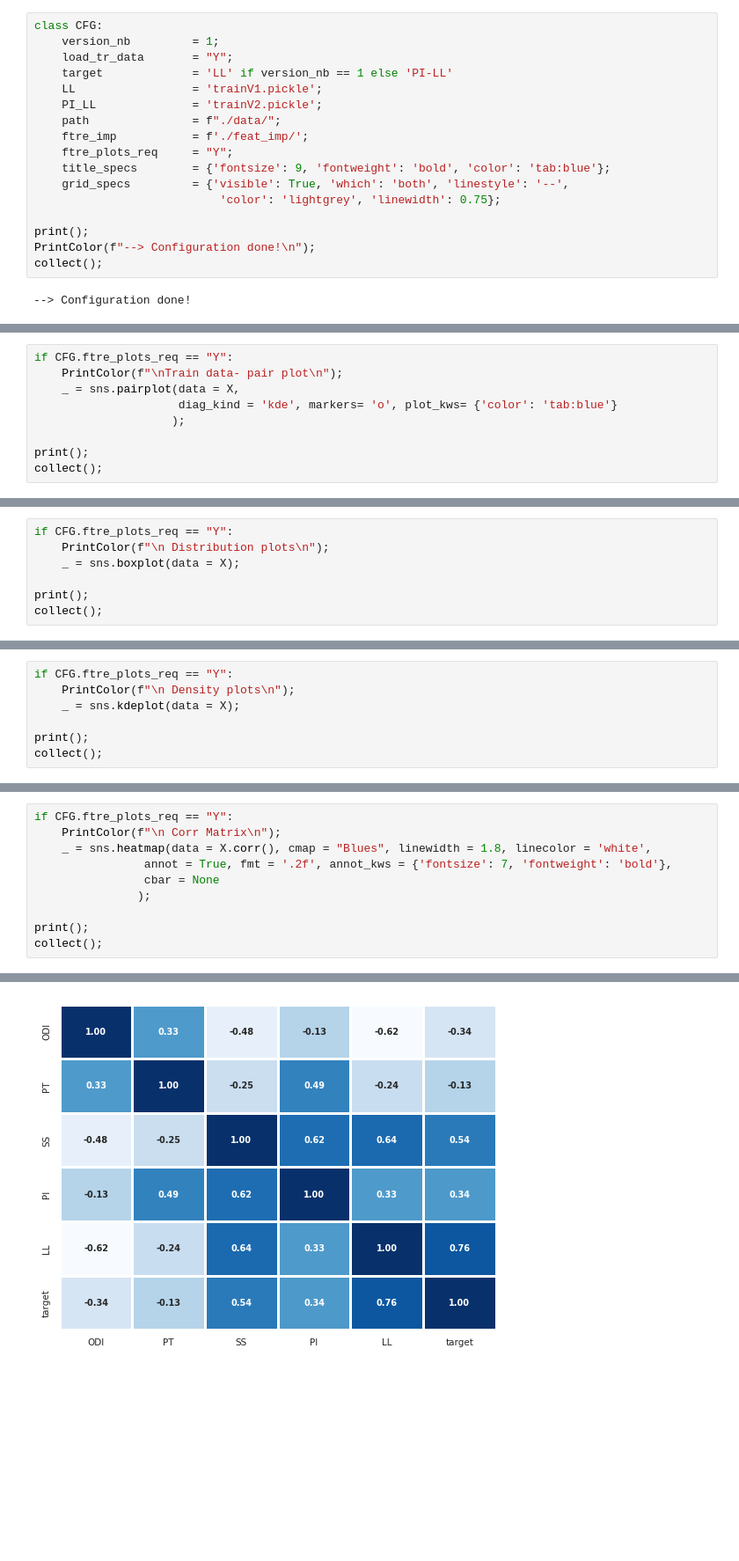
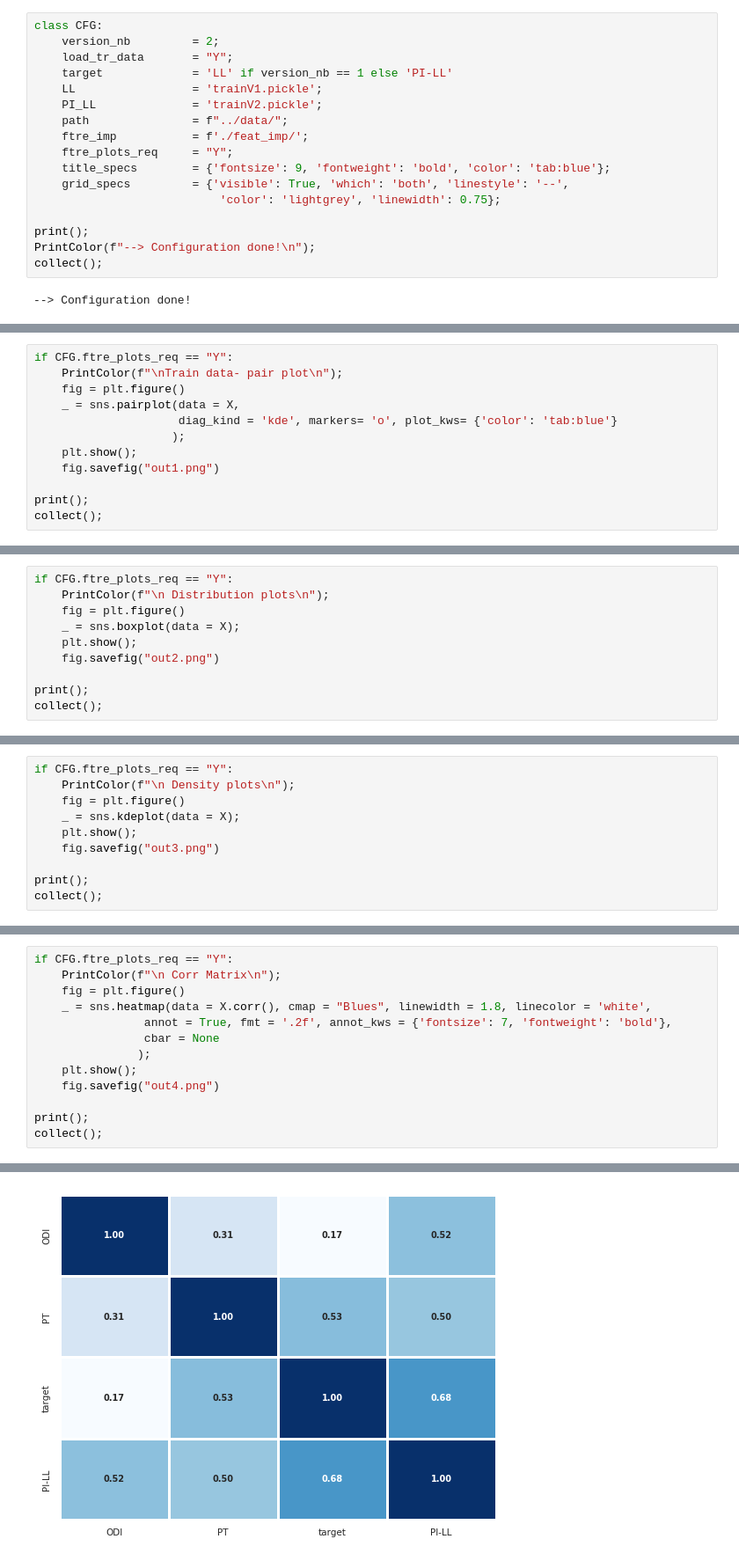
Before and after one commit to deadhorcrux/sbalance, a Jupyter notebook: notebooks/EDA.ipynb, the cells around one changed output, grey strips where cells are left out. Shown: that part at 88% size. Drawn from its saved outputs; the diff is of its cells as text; blank space fills up the shorter version.

```diff
--- a/notebooks/EDA.ipynb
+++ b/notebooks/EDA.ipynb
@@ -57,11 +57,11 @@ Wall time: 14.5 µs
 # %%
 class CFG:
-    version_nb         = 1;
+    version_nb         = 2;
     load_tr_data       = "Y";
     target             = 'LL' if version_nb == 1 else 'PI-LL'
     LL                 = 'trainV1.pickle';
     PI_LL              = 'trainV2.pickle';
-    path               = f"./data/";
+    path               = f"../data/";
     ftre_imp           = f'./feat_imp/';
     ftre_plots_req     = "Y";
     title_specs        = {'fontsize': 9, 'fontweight': 'bold', 'color': 'tab:blue'};
@@ -124,9 +120,12 @@ Train description
 # %%
 if CFG.ftre_plots_req == "Y":
     PrintColor(f"\nTrain data- pair plot\n");
+    fig = plt.figure()
     _ = sns.pairplot(data = X,
                      diag_kind = 'kde', markers= 'o', plot_kws= {'color': 'tab:blue'}
                     );
+    plt.show();
+    fig.savefig("out1.png")
 
 print();
 collect();
@@ -136,7 +136,10 @@ Train data- pair plot
 # %%
 if CFG.ftre_plots_req == "Y":
     PrintColor(f"\n Distribution plots\n");
+    fig = plt.figure()
     _ = sns.boxplot(data = X);
+    plt.show();
+    fig.savefig("out2.png")
 
 print();
 collect();
@@ -146,7 +149,10 @@ collect();
 # %%
 if CFG.ftre_plots_req == "Y":
     PrintColor(f"\n Density plots\n");
+    fig = plt.figure()
     _ = sns.kdeplot(data = X);
+    plt.show();
+    fig.savefig("out3.png")
 
 print();
 collect();
@@ -156,16 +162,19 @@ collect();
 # %%
 if CFG.ftre_plots_req == "Y":
     PrintColor(f"\n Corr Matrix\n");
+    fig = plt.figure()
     _ = sns.heatmap(data = X.corr(), cmap = "Blues", linewidth = 1.8, linecolor = 'white',
                 annot = True, fmt = '.2f', annot_kws = {'fontsize': 7, 'fontweight': 'bold'},
                 cbar = None
                );
+    plt.show();
+    fig.savefig("out4.png")
 
 print();
 collect();
 # %% [output]
  Corr Matrix
-[figure, old version]
+[figure, new version]
 # %%
 if CFG.ftre_plots_req == "Y":
     PrintColor(f"\n Histogram plots \n");
```
Also changed, not shown: parts of 9 cells of this notebook, 28 other files.
